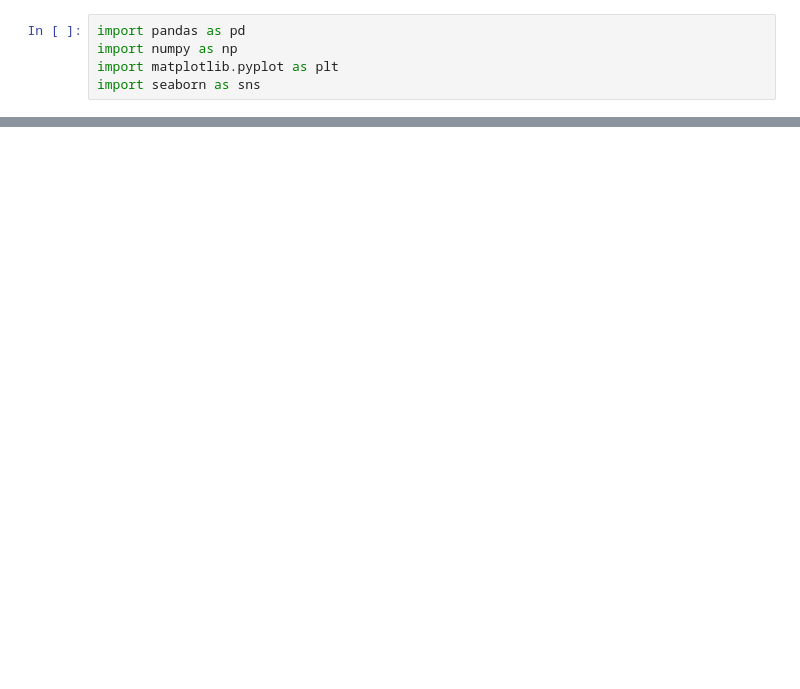
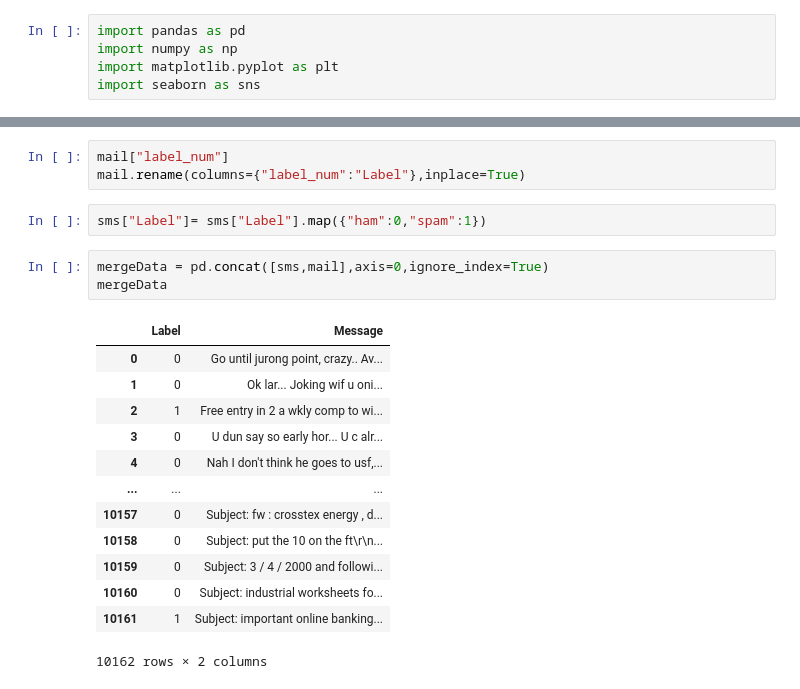
Before and after one commit to RiteshPx/classify_messages_ham_spam, a Jupyter notebook: notebooks/eda.ipynb, the cells around one changed output, grey strips where cells are left out. Drawn from its saved outputs; the diff is of its cells as text; blank space fills up the shorter version.

```diff
--- a/notebooks/eda.ipynb
+++ b/notebooks/eda.ipynb
@@ -69,0 +115,22 @@ TypeError: unhashable type: 'numpy.ndarray'
+# %%
+mail["label_num"]
+mail.rename(columns={"label_num":"Label"},inplace=True)
+# %%
+sms["Label"]= sms["Label"].map({"ham":0,"spam":1})
+# %%
+mergeData = pd.concat([sms,mail],axis=0,ignore_index=True)
+mergeData
+# %% [output]
+|  | Label | Message |
+| 0 | 0 | Go until jurong point, crazy.. Av... |
+| 1 | 0 | Ok lar... Joking wif u oni... |
+| 2 | 1 | Free entry in 2 a wkly comp to wi... |
+| 3 | 0 | U dun say so early hor... U c alr... |
+| 4 | 0 | Nah I don't think he goes to usf,... |
+| ... | ... | ... |
+| 10157 | 0 | Subject: fw : crosstex energy , d... |
+| 10158 | 0 | Subject: put the 10 on the ft\r\n... |
+| 10159 | 0 | Subject: 3 / 4 / 2000 and followi... |
+| 10160 | 0 | Subject: industrial worksheets fo... |
+| 10161 | 1 | Subject: important online banking... |
+10162 rows × 2 columns
```
Also changed, not shown: parts of 33 cells of this notebook.
